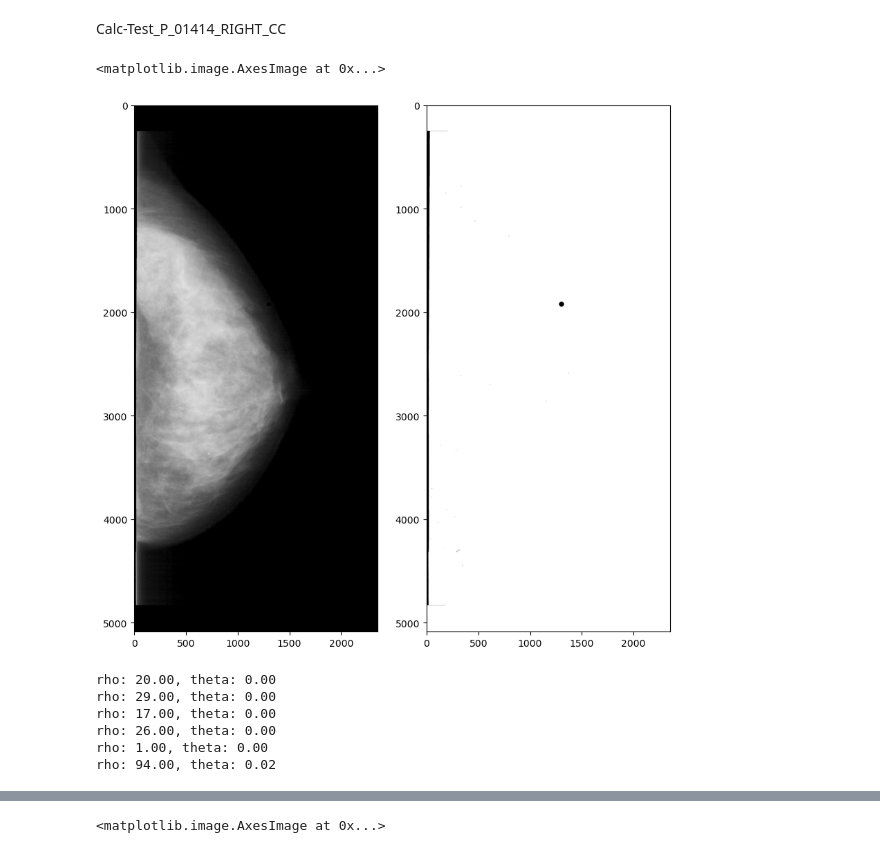
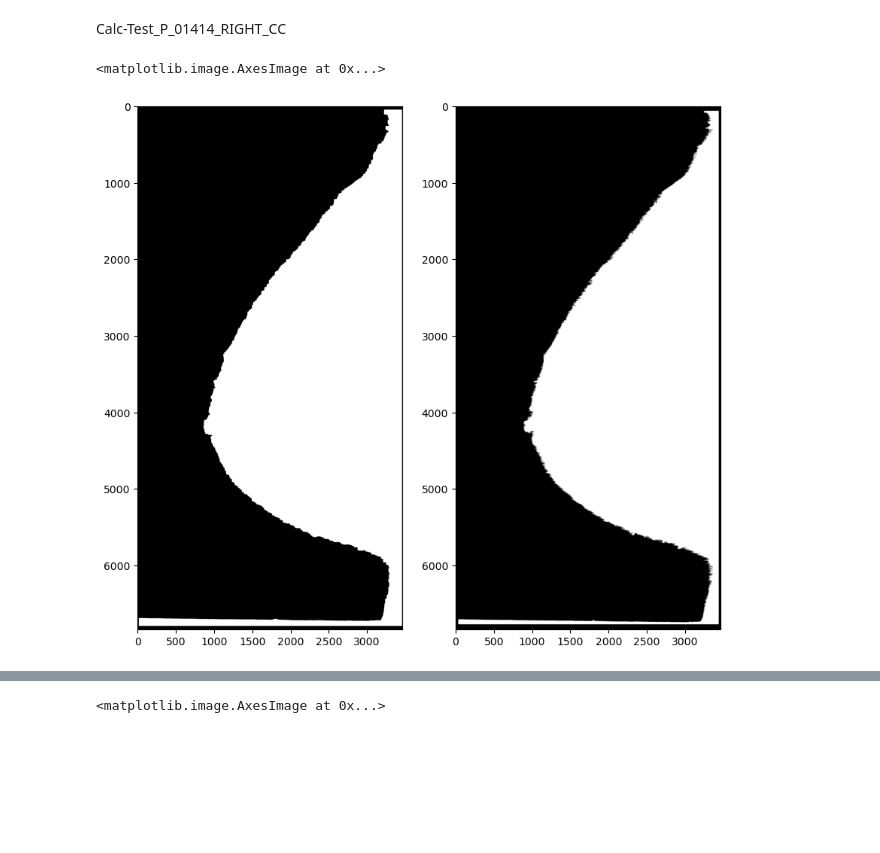
Before and after one commit to ChoyJJ/FYP_B, a Jupyter notebook: Dataset_Selection/newCBIS_DDSM_ROI.ipynb, the cells around one changed output, grey strips where cells are left out. Cells and saved outputs as stored; diff of their text form; code cells hidden in the pictures; blank space fills up the shorter version.

```diff
--- a/Dataset_Selection/newCBIS_DDSM_ROI.ipynb
+++ b/Dataset_Selection/newCBIS_DDSM_ROI.ipynb
@@ -670,42 +803,53 @@ plt.imshow(img,cmap='gray')
 Calc-Test_P_01414_RIGHT_CC
 # %%
 mask = cv2.imread('/mnt/d/Datasets/CBIS-DDSM/manifest-ZkhPvrLo5216730872708713142/CBIS-DDSM/Calc-Test_P_01414_RIGHT_CC_1/08-29-2017-DDSM-NA-40350/1.000000-ROI mask images-67640/1-2.png',cv2.IMREAD_GRAYSCALE)
-data = cv2.imread('/mnt/c/Users/user/Desktop/CBIS-DDSM/full/test/benign/Calc-Test_P_01414_RIGHT_CC.png',cv2.IMREAD_GRAYSCALE)
+data = cv2.imread('/mnt/c/Users/user/Desktop/CBIS-DDSM/full/train/benign/Mass-Training_P_01581_LEFT_CC.png',cv2.IMREAD_GRAYSCALE)
 # img, modified_mask, breast_mask, mask = remove_artifacts(data,mask,False)
 
-border_y = int(0.05*data.shape[0])
-border_x = int(0*data.shape[1])
+border_y = int(0.01*data.shape[0])
+border_x = int(0.01*data.shape[1])
+# Crop out some of the borders
 rect = cv2.rectangle(img=np.zeros((data.shape),dtype='uint8'),pt1=(border_x,border_y),pt2=(data.shape[1]-border_x, data.shape[0]-border_y),color=(255,255,255),thickness=-1)
-data = cv2.bitwise_and(data,data,mask=rect)
-contours,_= cv2.findContours(data,mode=cv2.RETR_EXTERNAL, method=cv2.CHAIN_APPROX_NONE)
+data_rect = cv2.bitwise_and(data,data,mask=rect)
+contours,_= cv2.findContours(data_rect,mode=cv2.RETR_EXTERNAL, method=cv2.CHAIN_APPROX_SIMPLE)
 contour_placeholder = np.zeros((data.shape),np.uint8())
 largest_contour = max(contours,key=cv2.contourArea)
-contour_mask = cv2.drawContours(contour_placeholder,[largest_contour],contourIdx=0,color=(255,255,255),thickness=-1)
-data = cv2.bitwise_and(data,data,mask=contour_mask)
-canny = cv2.Canny(data,50,150,apertureSize=3)
-canny[:,0]=1
-canny[:,data.shape[1]-1]=1
+contour_mask_rect = cv2.drawContours(contour_placeholder,[largest_contour],contourIdx=0,color=(255,255,255),thickness=-1)
+kernel = np.ones((10,10),np.uint8)
+contour_mask = contour_mask_rect
+contour_mask = cv2.erode(cv2.dilate(contour_mask, kernel, iterations=5),kernel,iterations=1)
+data_cont_rect = cv2.bitwise_and(data_rect,data_rect,mask=contour_mask_rect)
+canny = cv2.Canny(data_cont_rect,50,150,apertureSize=3)
+canny = cv2.dilate(canny, np.ones((5,5),np.uint8), iterations=1)
+# _,thresh = cv2.threshold(canny,0,255,cv2.THRESH_BINARY)
 contour, _ = cv2.findContours(canny,mode=cv2.RETR_EXTERNAL, method=cv2.CHAIN_APPROX_SIMPLE)
-canny_mask = cv2.drawContours(np.ones((data.shape),np.uint8()),contour,contourIdx=-1,color=(0,0,0),thickness=-1)
-data = cv2.bitwise_and(data,data,mask=canny_mask)
+contours = []
+for cont in contour:
+    if cv2.contourArea(cont) > 5000:
+        contours.append(cont)
+if contours:
+    canny_mask = cv2.drawContours(np.ones((data.shape),np.uint8()),contours,contourIdx=-1,color=(0,0,0),thickness=-1)
+    canny_mask = np.invert(canny_mask)
+    kernel = np.ones((10,10),np.uint8)
+    canny_mask = cv2.dilate(canny_mask, kernel, iterations=3)
+    canny_mask = np.invert(canny_mask)
+    data_canny = cv2.bitwise_and(data_cont_rect,data_cont_rect,mask=canny_mask)
 
+# data = data.astype('float')/255.0
+data_gamma = 255 * np.power((data_canny/255.0),2)
+# data_gamma = data_gamma.astype('uint8')
+clahe = cv2.createCLAHE(1.0,(8,8))
+# data_clahe = clahe.apply(data_gamma)
+
+data = data_gamma.astype('float')/255.0
+data_gcn = ((data - np.mean(data)+1)*127).astype(np.uint8)
+# data_gcn = ((data - np.min(data)) * 255 / (np.max(data) - np.min(data))).astype(np.uint8)
 
 plt.figure(figsize=(10,20))
 plt.subplot(121)
-plt.imshow(data,cmap='gray')
+plt.imshow(contour_mask,cmap='gray')
 plt.subplot(122)
-plt.imshow(canny_mask,cmap='gray')
+plt.imshow(contour_mask_rect,cmap='gray')
 # %% [output]
 <matplotlib.image.AxesImage at 0x...>
-[figure, old version]
+[figure, new version]
-# %%
-for line in houghline:
-    rho, theta = line[0]
-    print("rho: {:.2f}, theta: {:.2f}".format(rho, theta))
-# %% [output]
-rho: 20.00, theta: 0.00
-rho: 29.00, theta: 0.00
-rho: 17.00, theta: 0.00
-rho: 26.00, theta: 0.00
-rho: 1.00, theta: 0.00
-rho: 94.00, theta: 0.02
```
Also changed, not shown: parts of 21 cells of this notebook, 5 other files.
